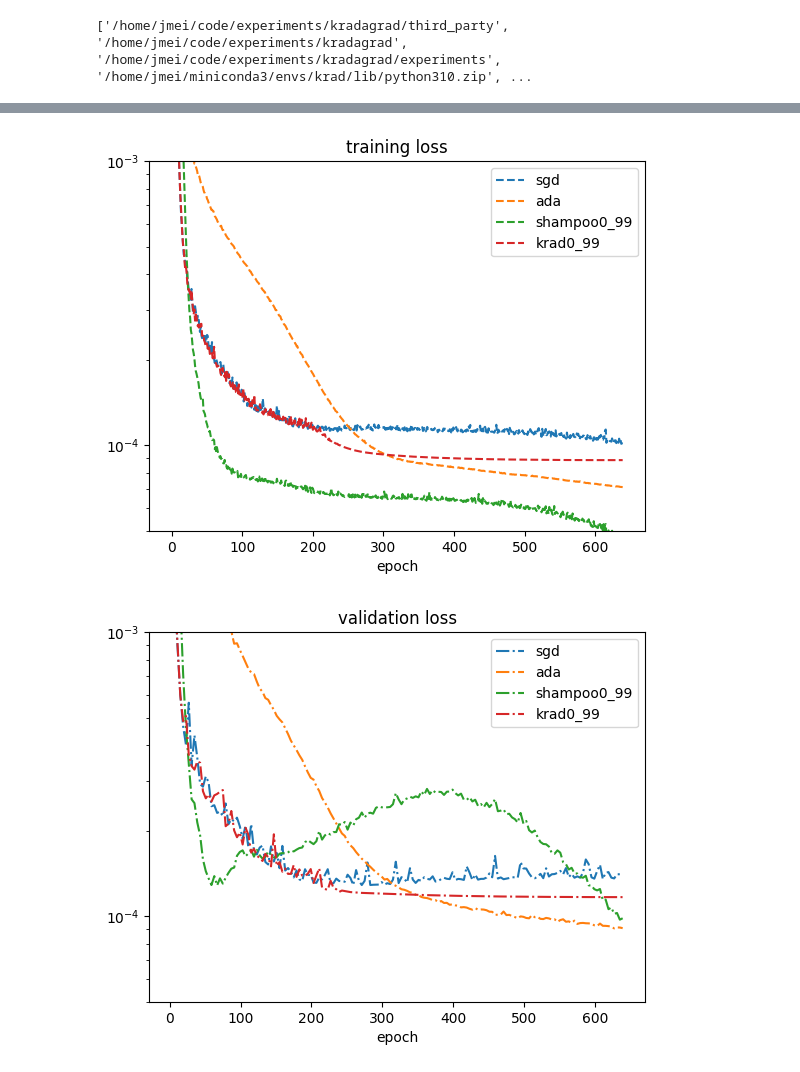
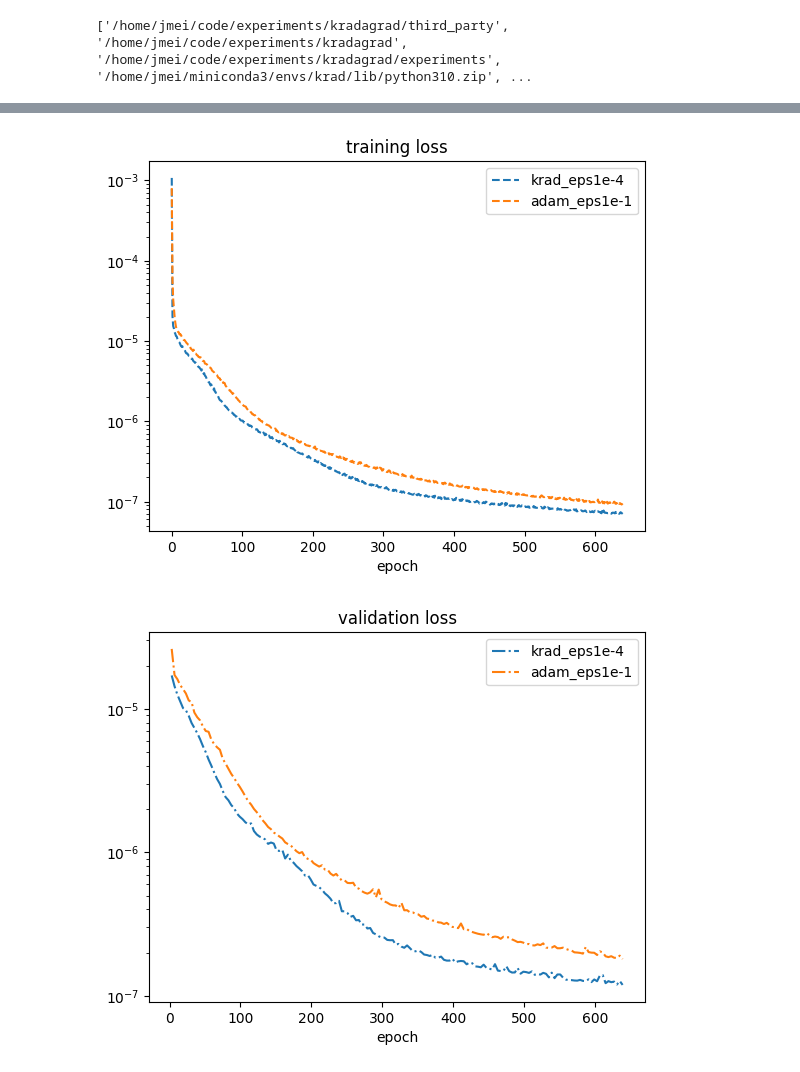
Before and after one commit to jonathanmei/kradagrad, a Jupyter notebook: kradagrad/experiments/quick_mlp.ipynb, the cells around one changed output, grey strips where cells are left out. Saved outputs shown, nothing was run; the diff lists cells and outputs as text; code cells hidden in the pictures.

Commit message:
adam graft; epsilon in experiments

```diff
--- a/kradagrad/experiments/quick_mlp.ipynb
+++ b/kradagrad/experiments/quick_mlp.ipynb
@@ -58,18 +74,11 @@ Y = model(X)
 dataloader_tr = torch.utils.data.DataLoader(torch.utils.data.TensorDataset(X[:N_tr], Y[:N_tr]), batch_size=batch_sz, shuffle=True)
 dataloader_va = torch.utils.data.DataLoader(torch.utils.data.TensorDataset(X[N_tr:], Y[N_tr:]), batch_size=batch_sz, shuffle=False)
 # %%
-# re-intialize params for fair training
-def reinit(model, seed):
-    torch.manual_seed(seed)
-    for p in model.parameters():
-        with torch.no_grad():
-            p.data = torch.randn_like(p)
-
 # repeatable training run for different optimizers
-def simple_train_run(model, loss_fn, n_it, opt, val_int, exp_name='', retain_graph=False, dataloader_tr=dataloader_tr, dataloader_va=dataloader_va):
-    os.makedirs('mlp', exist_ok=True)
-    tr_fn = os.path.join('mlp', '{}_loss_tr.npy'.format(exp_name))
-    va_fn = os.path.join('mlp', '{}_loss_va.npy'.format(exp_name))
+def simple_train_run(model, loss_fn, n_it, opt, val_int, exp_name='', dir_name = '', retain_graph=False, dataloader_tr=dataloader_tr, dataloader_va=dataloader_va):
+    os.makedirs(dir_name, exist_ok=True)
+    tr_fn = os.path.join(dir_name, '{}_loss_tr.npy'.format(exp_name))
+    va_fn = os.path.join(dir_name, '{}_loss_va.npy'.format(exp_name))
     if os.path.isfile(tr_fn) and os.path.isfile(va_fn):
         print('  already trained. loading: {}, {}'.format(tr_fn, va_fn))
         loss_tr, loss_va = np.load(tr_fn), np.load(va_fn)
@@ -77,6 +86,7 @@ def simple_train_run(model, loss_fn, n_it, opt, val_int, exp_name='', retain_gra
     n_tr = len(dataloader_tr.dataset)
     n_va = len(dataloader_va.dataset)
     model.train()
+
     loss_tr = []
     loss_va = []
     for it_ in tqdm(range(n_it), 'Epoch', ncols=80):
@@ -218,23 +231,29 @@ plt.show()
 # %%
-compare_names = ['sgd', 'ada', 'shampoo0_99', 'krad0_99']
+# select specific ones to compare
+compare_names = [
+    #'shampoo_eps{}'.format(eps_str), #'shampoo0_9_graft',
+    'krad_eps{}'.format(eps_str), #'krad0_9_graft',
+    'adam_eps{}'.format(eps_adam_str),
+]
 
 plt.figure()
 for opt_name_ in compare_names:
-    plt.semilogy(range(n_it), loss_tr[opt_name_], '--')
+    plt.semilogy(range(len(loss_tr[opt_name_])), loss_tr[opt_name_], '--')
 plt.legend(compare_names)
-plt.ylim([5e-5,1e-3])
+#plt.ylim([5e-5,1e-3])
 plt.xlabel('epoch')
 plt.title('training loss')
 
 plt.figure()
 for opt_name_ in compare_names:
-    plt.semilogy(it_val, loss_va[opt_name_], '-.')
+    plt.semilogy(it_val[:len(loss_va[opt_name_])], loss_va[opt_name_], '-.')
 plt.legend(compare_names)
-plt.ylim([5e-5,1e-3])
+#plt.ylim([5e-5,1e-3])
+#plt.xlim([0,100])
 plt.xlabel('epoch')
 plt.title('validation loss')
 
 plt.show()
 # %% [output]
-[figure, old version]
+[figure, new version]
-[figure, old version]
+[figure, new version]
```
Also changed, not shown: parts of 4 cells of this notebook, 3 other files.
